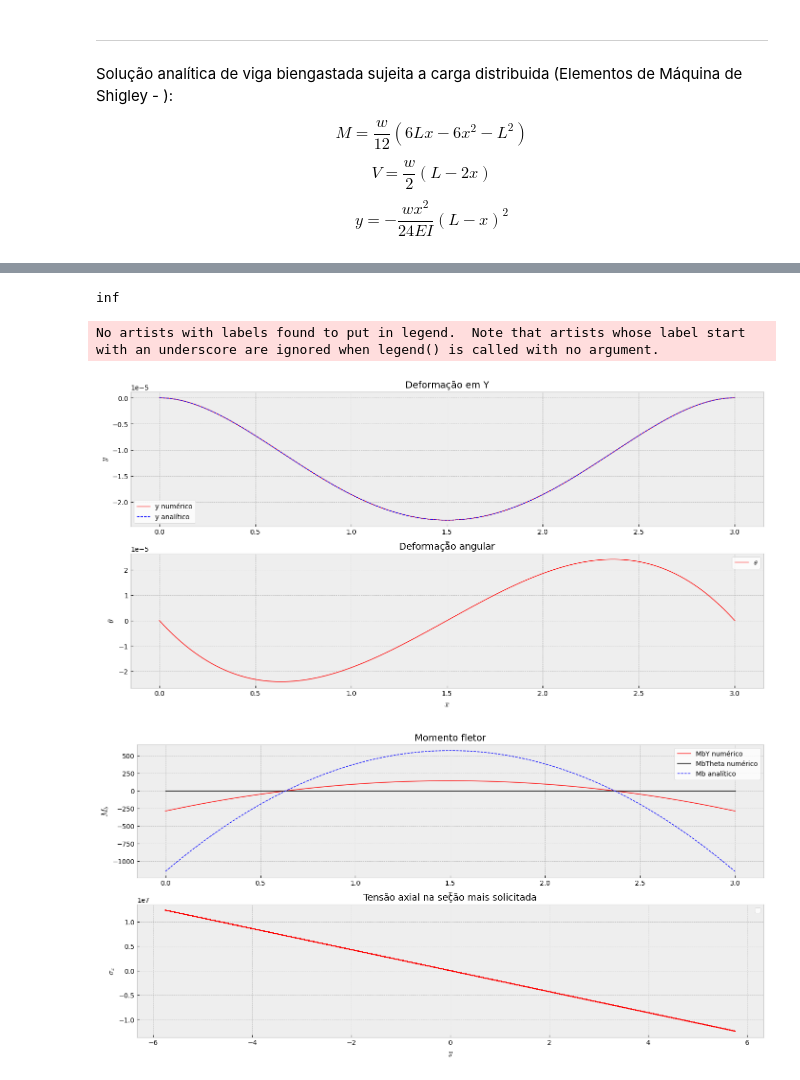
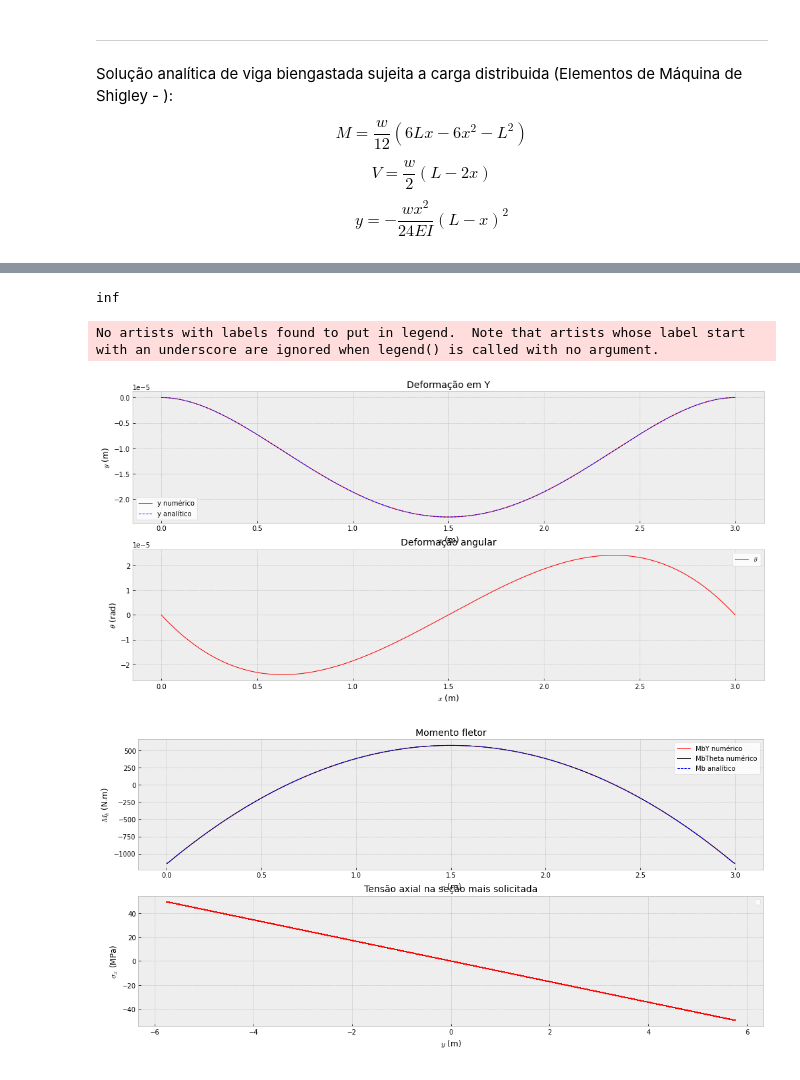
Before and after one commit to jpedro-rod/ElementosFinitos, a Jupyter notebook: MEF_Estrutural.ipynb, the cells around one changed output, grey strips where cells are left out. Saved outputs shown, nothing was run; the diff lists cells and outputs as text; code cells hidden in the pictures.

```diff
--- a/MEF_Estrutural.ipynb
+++ b/MEF_Estrutural.ipynb
@@ -157,7 +159,7 @@ nx = 400
 ne = nx-1
 nGL = 2*nx
 
-## CCs
+## CCs 1
 Yo = 0.0
 Yf = 0.0
 Thetao = 0.0 #np.pi/12.0
@@ -347,20 +349,20 @@ SOL = SOL.reshape((int(nGL/2),2))
 Y = SOL[:,0]
 Theta = SOL[:,1]
 
-# curvatura
+# curvatura (por diferenças centradas de ordem 2)
 d2Y = np.empty(len(Y))
 
-ho = 2*(X[1] - X[0])
+ho = (X[1] - X[0])
 d2Y[0] = (2*Y[1] - 2*Y[0])/ho**2
 
-hf = 2*(X[-1] - X[-2])
+hf = (X[-1] - X[-2])
 d2Y[-1] = (- 2*Y[-1] + 2*Y[-2])/hf**2
 
 for i in range(1,len(Y)-1):
-    h = (X[i+1] - X[i-1])
+    h = (X[i] - X[i-1])
     d2Y[i] = (Y[i+1] - 2*Y[i] + Y[i-1])/h**2
 
-# derivada de theta (d2y/dx2)
+# curvatura via theta (dtheta/dx) (por diferenças centradas de ordem 1 e diferenças atrasadas ou avançadas nos contornos)
 
 dTheta = np.empty(len(Theta))
 
@@ -370,28 +372,28 @@ dTheta[0] = (Theta[1] - Theta[0])/ho
 hf = (X[-1] - X[-2])
 dTheta[-1] = (Theta[-1] - Theta[-2])/hf
 
-for i in range(1,len(Y)-1):
-    h = (X[i+1] - X[i-1])
+for i in range(1,len(Theta)-1):
+    h = (X[i] - X[i-1])
     dTheta[i] = (Theta[i+1] - Theta[i-1])/(2*h)
 
 # momento fletor e momento fletor maximo
-MbY = E*I*d2Y
-MbYmax = E*I*np.max(d2Y)
+MbY = E*I*d2Y# em MPa
+MbYmax = E*I*np.max(d2Y) # N.m
 
-MbTheta = I*dTheta
-MbThetamax = I*np.max(dTheta)
+MbTheta = E*I*dTheta   # N.m
+MbThetamax = E*I*np.max(dTheta)  # N.m
 
 # tensão axial na secao mais solicitada
 #Y_CrossSection = np.linspace(-D/2.0, D/2.0, nx)
 Y_CrossSection = np.linspace(-b/2.0, b/2.0, nx)
 
-sigmab = - MbYmax*Y_CrossSection/I
+sigmab = (- MbYmax*Y_CrossSection/I)*10.0**(-6.0)   # MPa
 
 # solucao analitica #######################
 
 def Mb_a(x,w,L):
 
-  return -(w/12)*(6*L*x - 6*x**2 - L**2)
+  return -(w/12)*(6*L*x - 6*x**2 - L**2)   # N.m
 
 def Y_a(x,w,L,E,I):
 
@@ -401,40 +403,40 @@ def Y_a(x,w,L,E,I):
 plt.style.use('bmh')
 
 fig1, ((ax1), (ax2)) = plt.subplots(2, sharey=False, sharex=False, figsize = (17,8))
 
 ax1.plot(X,Y, color='red', linewidth=1.0, label=r'y numérico')
 ax1.plot(X,Y_a(X,q(X),L,E,I), 'b--', linewidth=1.0, label=r'y analítico')
 ax1.set_title('Deformação em Y',fontdict={'fontsize':14})
-ax1.set_xlabel('$x$',fontdict={'fontsize':12})
-ax1.set_ylabel('$y$',fontdict={'fontsize':12})
+ax1.set_xlabel('$x$ (m)',fontdict={'fontsize':12})
+ax1.set_ylabel('$y$ (m)',fontdict={'fontsize':12})
 ax1.legend(loc='best',facecolor ='w')
 
 ax2.plot(X,Theta, color='red', linewidth=1.0, label=r'$\theta$')
 ax2.set_title('Deformação angular',fontdict={'fontsize':14})
-ax2.set_xlabel('$x$',fontdict={'fontsize':12})
-ax2.set_ylabel('$\\theta$',fontdict={'fontsize':12})
+ax2.set_xlabel('$x$ (m)',fontdict={'fontsize':12})
+ax2.set_ylabel('$\\theta$ (rad)',fontdict={'fontsize':12})
 ax2.legend(loc='best',facecolor ='w')
 
 
 fig1, ((ax3), (ax4)) = plt.subplots(2, sharey=False, sharex=False, figsize = (17,8))
 
 ax3.plot(X,MbY, color='red', linewidth=1.0, label=r'MbY numérico')
 ax3.plot(X,MbTheta, 'k', linewidth=1.0, label=r'MbTheta numérico')
 ax3.plot(X,Mb_a(X,q(X),L), 'b--', linewidth=1.0, label=r'Mb analítico')
 ax3.set_title('Momento fletor',fontdict={'fontsize':14})
-ax3.set_xlabel('$x$',fontdict={'fontsize':12})
-ax3.set_ylabel('$M_b$',fontdict={'fontsize':12})
+ax3.set_xlabel('$x$ (m)',fontdict={'fontsize':12})
+ax3.set_ylabel('$M_b$ (N.m)',fontdict={'fontsize':12})
 ax3.legend(loc='best',facecolor ='w')
 
 ax4.plot(Y_CrossSection,sigmab, color='red', linewidth=1.0)
 ax4.set_title('Tensão axial na seção mais solicitada',fontdict={'fontsize':14})
-ax4.set_xlabel('$y$',fontdict={'fontsize':12})
-ax4.set_ylabel('$\\sigma_x$',fontdict={'fontsize':12})
+ax4.set_xlabel('$y$ (m)',fontdict={'fontsize':12})
+ax4.set_ylabel('$\\sigma_x$ (MPa)',fontdict={'fontsize':12})
 ax4.legend(loc='best',facecolor ='w')
 
 plt.show()
 # %% [output]
 inf
 No artists with labels found to put in legend.  Note that artists whose label start with an underscore are ignored when legend() is called with no argument.
-[figure, old version]
+[figure, new version]
-[figure, old version]
+[figure, new version]
```
Also changed, not shown: parts of 6 cells of this notebook, 1 other file.
